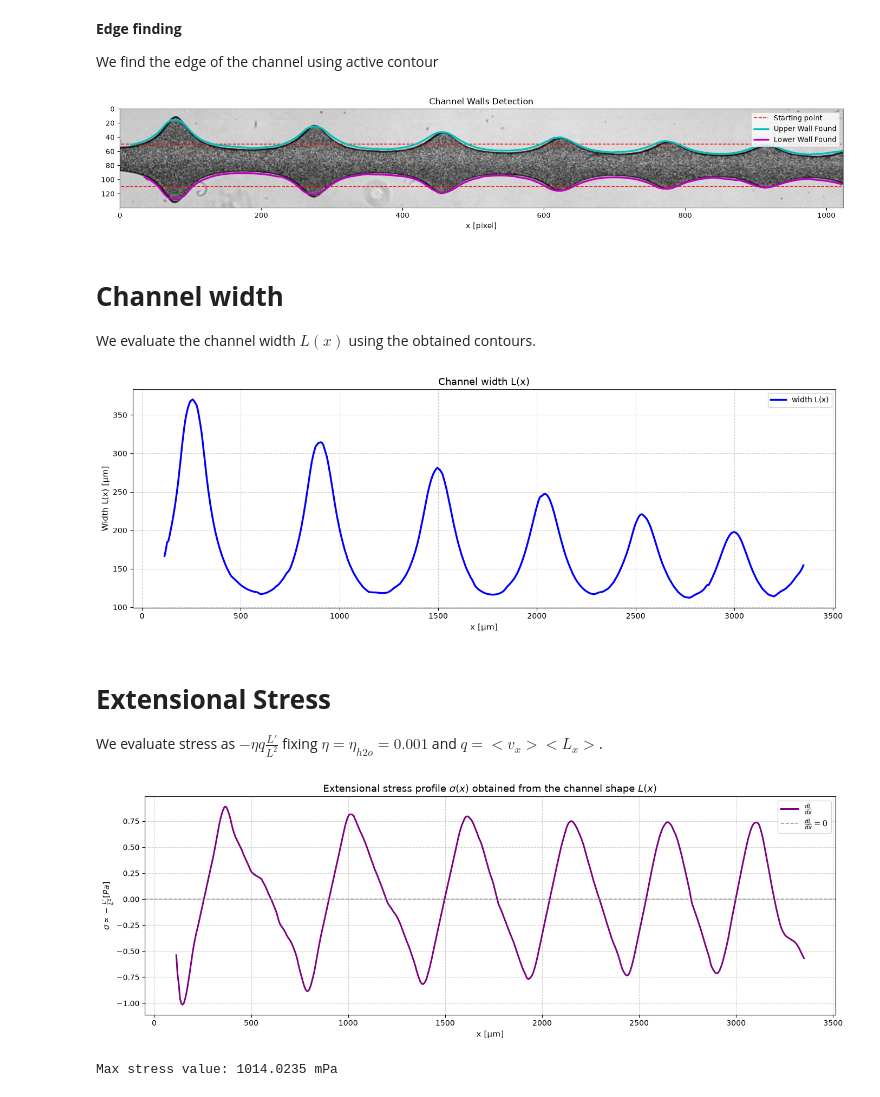
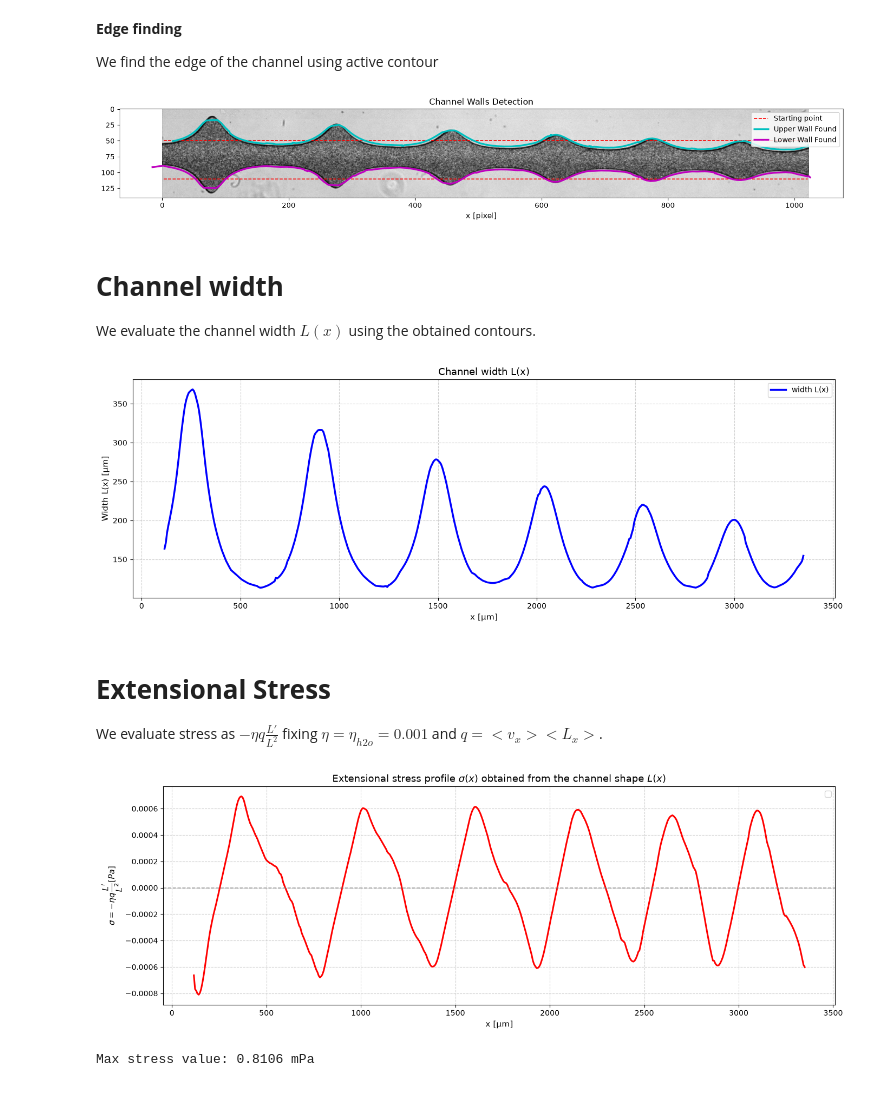
Before and after one commit to AsiLuca/Rheoflu_scripts, a Jupyter notebook: Stress_from_channel.ipynb, the cells around one changed output. Drawn from its saved outputs; the diff is of its cells as text; code cells hidden in the pictures.

Commit message:
piv e stress modificati, piv va piuttosto benem stress nel tempo ha una forma troppo simile a stress nello spazio

```diff
--- a/Stress_from_channel.ipynb
+++ b/Stress_from_channel.ipynb
@@ -103,7 +102,7 @@ blurred = gaussian(cropped, sigma=8)
 
 snake_params = {
     "alpha": 0.005,  # Elasticità: spinge la curva a contrarsi (valori tipici: 0.01 - 0.1)
-    "beta": 0.01,   # Rigidità: mantiene la curva morbida e senza spigoli (valori tipici: 1 - 100)
+    "beta": 0.0001,   # Rigidità: mantiene la curva morbida e senza spigoli (valori tipici: 1 - 100)
     "w_edge": 200.0,  # Attrazione per i bordi: 1.0 significa che cerca bordi netti
     "w_line": 0.0,  # Settato a 0 perché cerchiamo un "bordo" (cambio di colore), non una linea
     "boundary_condition": "free",  # oppure "fixed"
@@ -117,34 +116,34 @@ snake_bottom = active_contour(blurred, init_bottom, **snake_params)
 fig, ax = plt.subplots(figsize=(15, 6))
 ax.imshow(cropped, cmap="gray")
 
 # Linee iniziali (rosse tratteggiate)
 ax.plot(init_top[:, 1], init_top[:, 0], "--r", lw=1.2, label="Starting point")
 ax.plot(init_bottom[:, 1], init_bottom[:, 0], "--r", lw=1.2)
 
 # Pareti trovate
 ax.plot(
     snake_top[:, 1],
     snake_top[:, 0],
     "-c",
     lw=2.5,
     label="Upper Wall Found",
 )
 ax.plot(
     snake_bottom[:, 1],
     snake_bottom[:, 0],
     "-m",
     lw=2.5,
     label="Lower Wall Found",
 )
 
 ax.set_title("Channel Walls Detection")
 ax.legend(loc="upper right")
 ax.set_xlabel("x [pixel]", fontsize=11)
 
 plt.tight_layout()
 plt.show()
 # %% [output]
-[figure, old version]
+[figure, new version]
 # %% [markdown]
 # **Channel width**
 
@@ -167,7 +166,7 @@ def compute_channel_height(snake_top, snake_bottom, num_points=500):
     # Intervallo comune di sovrapposizione in x
     x_min = max(x_top_s.min(), x_bot_s.min())
     x_max = min(x_top_s.max(), x_bot_s.max())
-    x_eval = np.linspace(x_min, x_max, num_points)
+    x_eval = np.linspace(x_min, x_max, num_points) #Calcola l’intervallo in cui ci sono sia il bordo superiore sia inferiore
 
     # Interpolazione su griglia comune
     y_top_interp = np.interp(x_eval, x_top_s, y_top_s)
@@ -203,19 +202,18 @@ ax.legend(loc="upper right", fontsize=10)
 plt.tight_layout()
 plt.show()
 # %% [output]
-[figure, old version]
+[figure, new version]
 # %% [markdown]
 # **Extensional Stress**
 
 We evaluate stress as $-\eta q \frac{L'}{L^2}$ fixing $\eta=\eta_{h2o}= 0.001$ and $q=<v_x><L_x>$.
 # %%
-import numpy as np
-import matplotlib.pyplot as plt
-from scipy.signal import savgol_filter
+
 
 # 1. Calcolo della derivata numerica dL/dx in unità SI
+eta = 0.001  # Pa.s
 flux_uL_s = 0.001
-channel_depth_um = 60
+channel_depth_um = average_width  # Utilizza la larghezza media del canale come profondità
 flux_mm3_s = flux_uL_s  # 1 uL = 1 mm^3
 channel_depth_mm = channel_depth_um * 1e-3
 q_mm2_s = flux_mm3_s / channel_depth_mm
@@ -230,8 +228,8 @@ stress = -eta * q_m2_s * dL_dx_smooth / (L_m**2)
 fig, ax = plt.subplots(figsize=(14, 5))
 
 # Curva della derivata
-ax.plot(x_vals*pixel_size_um, stress, color="purple", lw=2.2, label=r"$\frac{dL}{dx}$")
-ax.axhline(0,color="gray",linestyle="--",alpha=0.8,lw=1.2,label=r"$\frac{dL}{dx} = 0$")
+ax.plot(x_vals*pixel_size_um, stress, color="red", lw=2.2)
+ax.axhline(0,color="gray",linestyle="--",alpha=0.8,lw=1.2)
 
 # Formattazione assi e titolo
 ax.set_title(
@@ -239,7 +237,7 @@ ax.set_title(
     fontsize=13,
 )
 ax.set_xlabel("x [µm]", fontsize=11)
-ax.set_ylabel(r"$\sigma\propto-\frac{L'}{L^2} [Pa]$", fontsize=11)
+ax.set_ylabel(r"$\sigma=-\eta q \dfrac{L'}{L^2} [Pa]$", fontsize=11)
 ax.grid(True, linestyle="--", alpha=0.6)
 ax.legend(loc="upper right", fontsize=11)
 
@@ -248,8 +246,8 @@ plt.show()
 
 print(f"Max stress value: {np.max(np.abs(stress))*1000:.4f} mPa")
 # %% [output]
-[figure, old version]
+[figure, new version]
-Max stress value: 1014.0235 mPa
+Max stress value: 0.8106 mPa
 # %%
 # 1. Dimensioni allungate e schiacciate in y
 fig, ax1 = plt.subplots(figsize=(15, 3.8))
```
Also changed, not shown: parts of 5 cells of this notebook, 1 other file.
